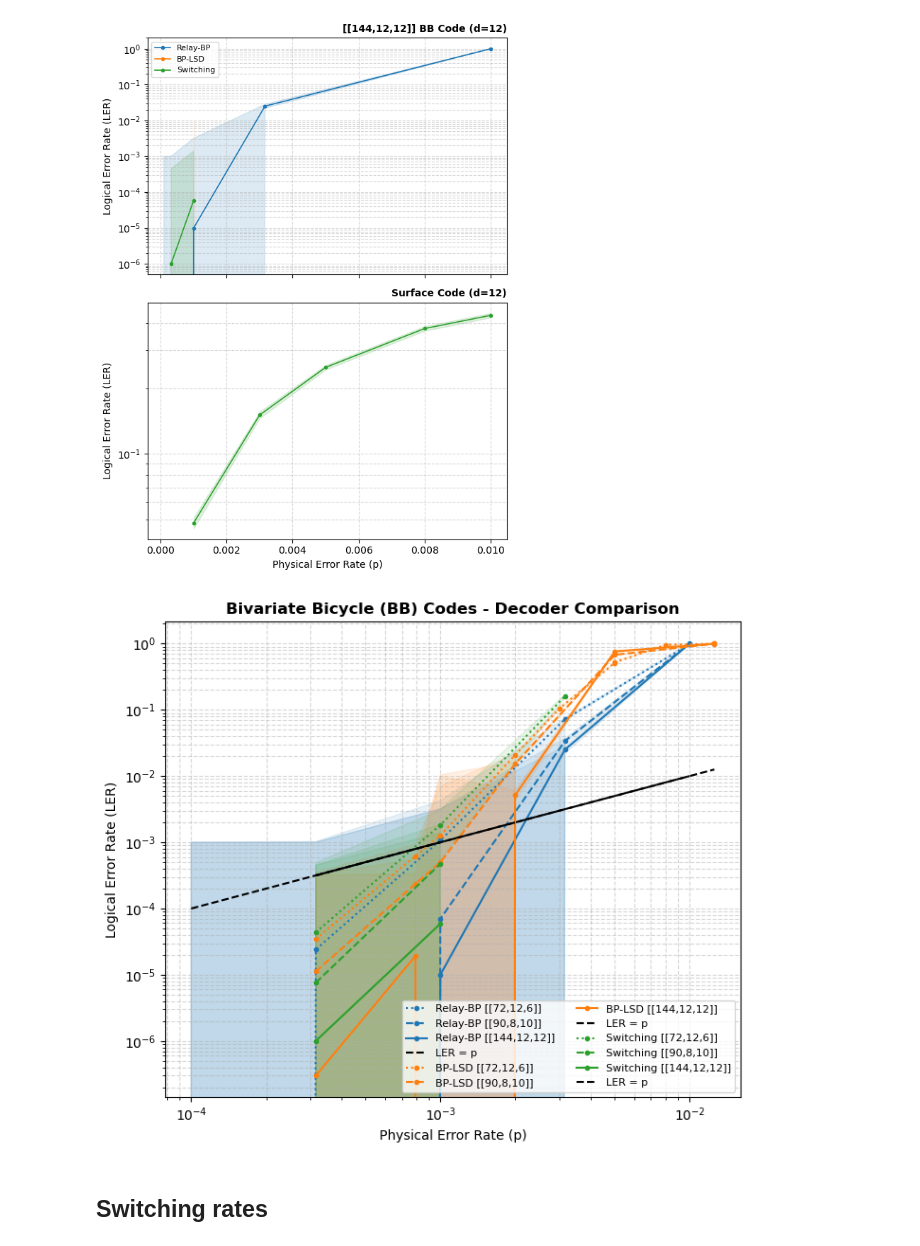
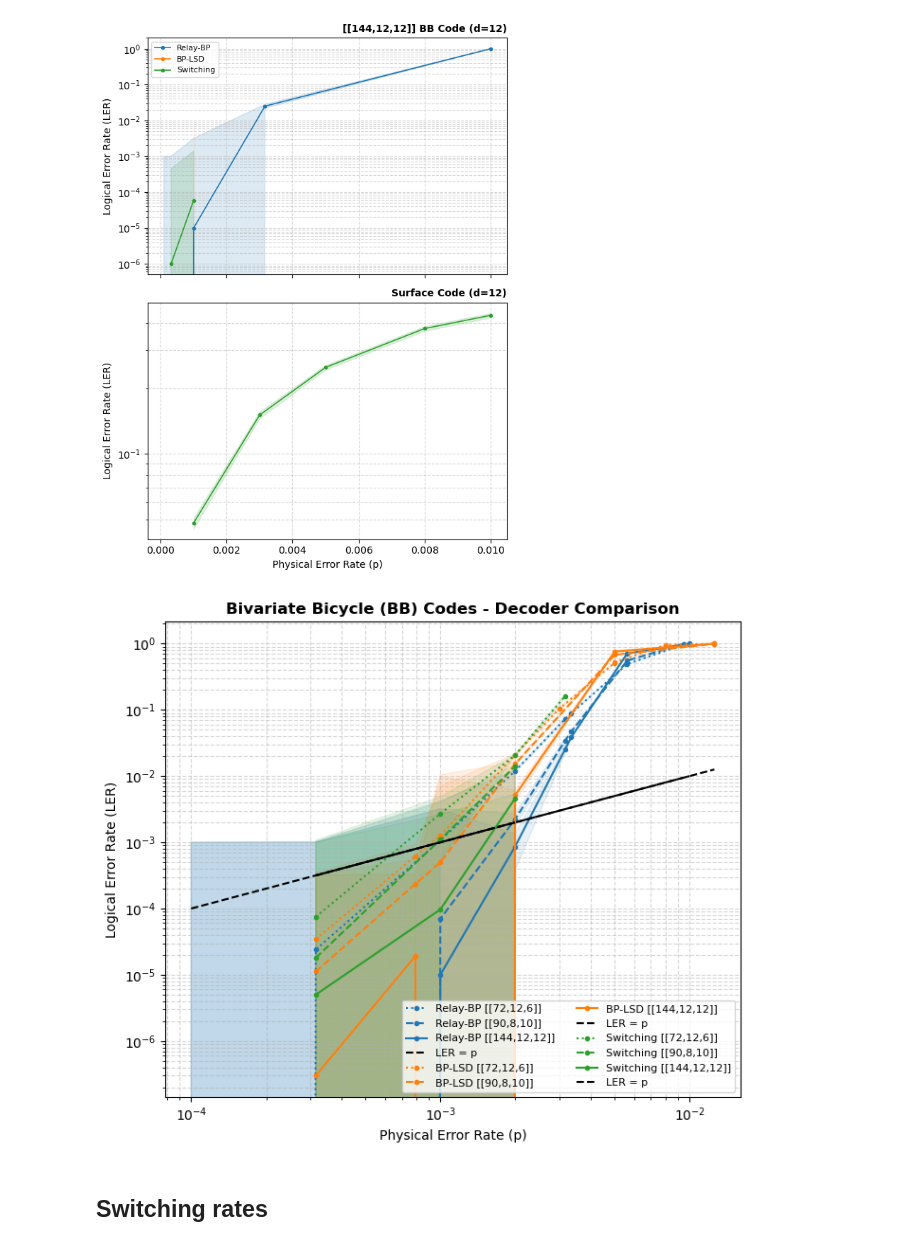
Before and after one commit to acatspirit/realtime_decoding_qldpc, a Jupyter notebook: notebooks/decoder_switching.ipynb, the cells around one changed output. Cells and saved outputs as stored; diff of their text form; code cells hidden in the pictures.

```diff
--- a/notebooks/decoder_switching.ipynb
+++ b/notebooks/decoder_switching.ipynb
@@ -1712,6 +1712,7 @@ d_list = [6, 10, 12]
 line_styles = {6: ':', 10: '--', 12: '-'} # Dotted, Dashed, Solid
 code_types = ['BB']
 bb_dict = {6: '[[72,12,6]]', 10: '[[90,8,10]]', 12: '[[144,12,12]]'}
+cutoff = 0.1
 
 # 2. Setup Figure
 # We use len(code_types) to make the subplot count dynamic
@@ -1726,6 +1727,9 @@ for filename, config in files.items():
         for d_val in d_list:
             # Important: Filter from raw_df so we don't "lose" data in the next d iteration
             df_d = raw_df[(raw_df['d'] == d_val) & (raw_df['num_shots'] > 1000)]
+
+            if files[filename]['label'] == 'Switching':
+                df_d = df_d[df_d['cutoff'] == cutoff]
 
             for i, code in enumerate(code_types):
                 ax = axes[i]
@@ -1763,34 +1767,34 @@ for filename, config in files.items():
 
     except FileNotFoundError:
         print(f"Warning: {filename} not found.")
 
     ax.plot(agg_data['p'], agg_data['p'], label="LER = p", color="black", linestyle="--")
 
 # 4. Formatting
 for i, code in enumerate(code_types):
     ax = axes[i]
     ax.set_ylabel('Logical Error Rate (LER)')
     ax.set_title(f'Bivariate Bicycle (BB) Codes - Decoder Comparison', fontsize=12, fontweight='bold')
 
 
     ax.grid(True, which='both', linestyle='--', alpha=0.5)
 
     # Scientific notation for axes
     formatter = ScalarFormatter(useMathText=True)
     formatter.set_scientific(True)
     formatter.set_powerlimits((0, 0))
     ax.xaxis.set_major_formatter(formatter)
     ax.yaxis.set_major_formatter(formatter)
     ax.set_yscale('log')
     ax.set_xscale('log') # Usually better for LER vs p plots
 
 axes[-1].set_xlabel('Physical Error Rate (p)')
 axes[0].legend(loc='lower right', fontsize=8, frameon=True, ncol=2) # ncol=2 helps with many labels
 
 plt.tight_layout()
 plt.show()
 # %% [output]
-[figure, old version]
+[figure, new version]
 # %% [markdown]
 ## Switching rates
 # %%
```
Also changed, not shown: parts of 2 cells of this notebook, 3 other files.
